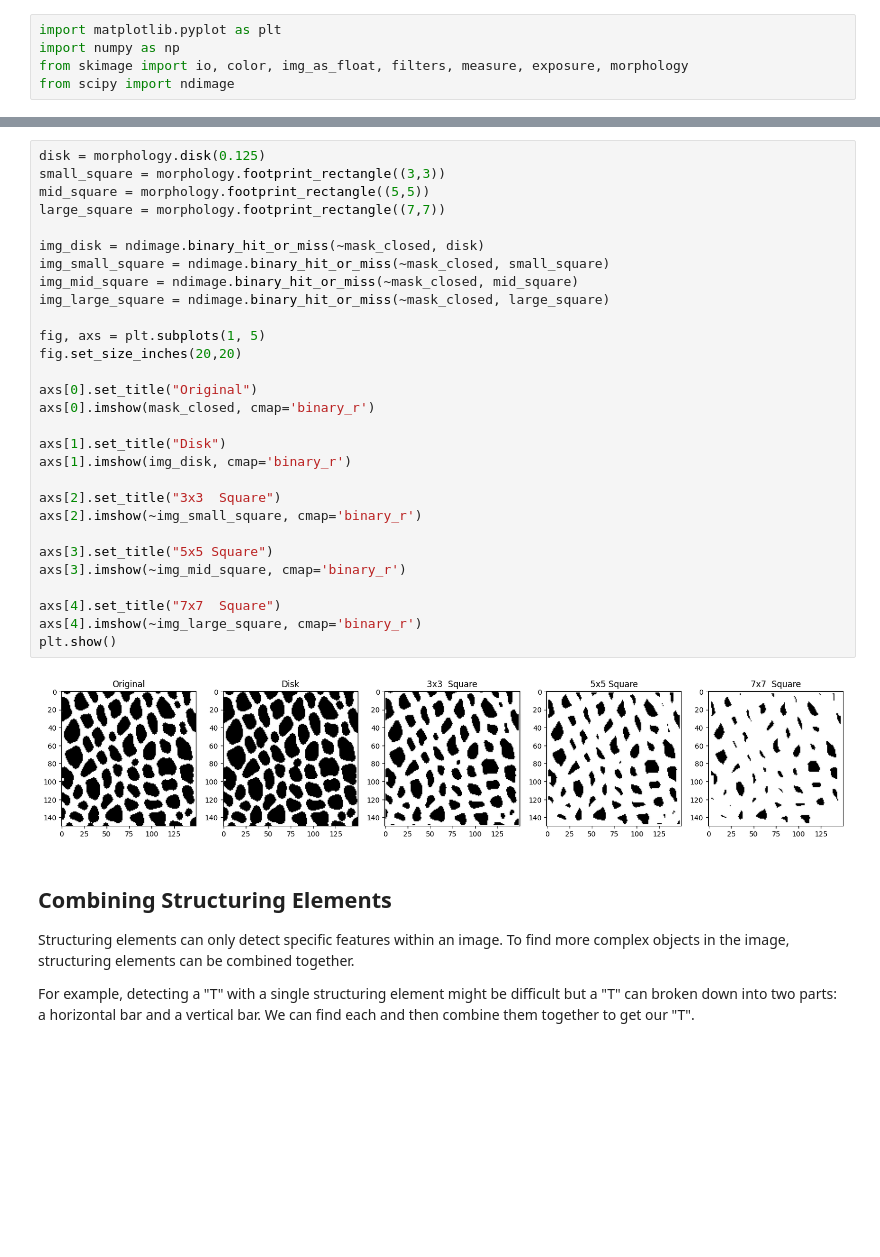
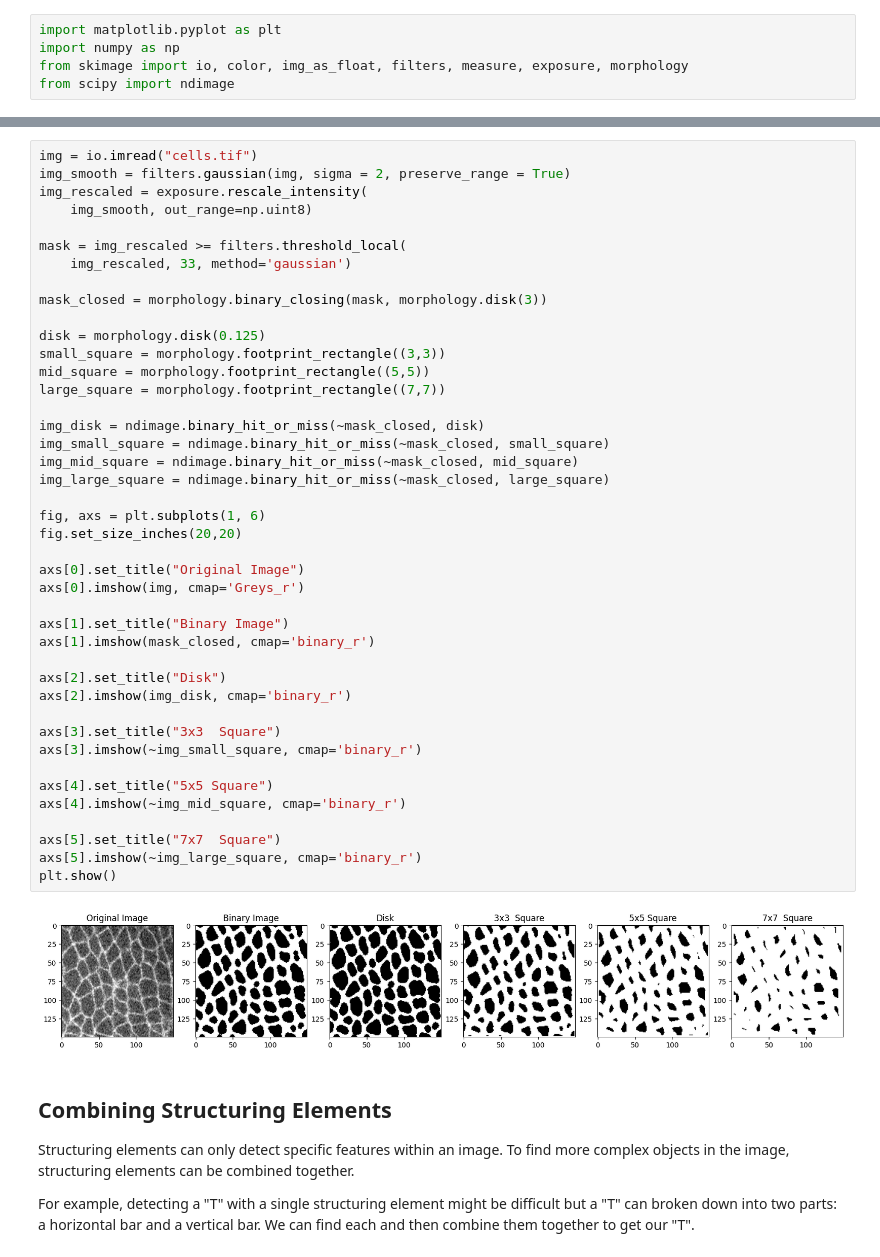
Before and after one commit to zionnpark/BME1462-group-project, a Jupyter notebook: presentation/morphological_processing_ii_solutions.ipynb, the cells around one changed output, grey strips where cells are left out. Drawn from its saved outputs; the diff is of its cells as text; blank space fills up the shorter version.

Commit message:
added HMT for the red blood cells

```diff
--- a/presentation/morphological_processing_ii_solutions.ipynb
+++ b/presentation/morphological_processing_ii_solutions.ipynb
@@ -197,34 +180,47 @@ plt.show()
 # %%
+img = io.imread("cells.tif")
+img_smooth = filters.gaussian(img, sigma = 2, preserve_range = True)
+img_rescaled = exposure.rescale_intensity(
+    img_smooth, out_range=np.uint8)
+
+mask = img_rescaled >= filters.threshold_local(
+    img_rescaled, 33, method='gaussian')
+
+mask_closed = morphology.binary_closing(mask, morphology.disk(3))
+
 disk = morphology.disk(0.125)
 small_square = morphology.footprint_rectangle((3,3))
 mid_square = morphology.footprint_rectangle((5,5))
 large_square = morphology.footprint_rectangle((7,7))
 
 img_disk = ndimage.binary_hit_or_miss(~mask_closed, disk)
 img_small_square = ndimage.binary_hit_or_miss(~mask_closed, small_square)
 img_mid_square = ndimage.binary_hit_or_miss(~mask_closed, mid_square)
 img_large_square = ndimage.binary_hit_or_miss(~mask_closed, large_square)
 
-fig, axs = plt.subplots(1, 5)
+fig, axs = plt.subplots(1, 6)
 fig.set_size_inches(20,20)
 
-axs[0].set_title("Original")
-axs[0].imshow(mask_closed, cmap='binary_r')
+axs[0].set_title("Original Image")
+axs[0].imshow(img, cmap='Greys_r')
 
-axs[1].set_title("Disk")
-axs[1].imshow(img_disk, cmap='binary_r')
+axs[1].set_title("Binary Image")
+axs[1].imshow(mask_closed, cmap='binary_r')
 
-axs[2].set_title("3x3  Square")
-axs[2].imshow(~img_small_square, cmap='binary_r')
+axs[2].set_title("Disk")
+axs[2].imshow(img_disk, cmap='binary_r')
 
-axs[3].set_title("5x5 Square")
-axs[3].imshow(~img_mid_square, cmap='binary_r')
+axs[3].set_title("3x3  Square")
+axs[3].imshow(~img_small_square, cmap='binary_r')
 
-axs[4].set_title("7x7  Square")
-axs[4].imshow(~img_large_square, cmap='binary_r')
+axs[4].set_title("5x5 Square")
+axs[4].imshow(~img_mid_square, cmap='binary_r')
+
+axs[5].set_title("7x7  Square")
+axs[5].imshow(~img_large_square, cmap='binary_r')
 plt.show()
 # %% [output]
-[figure, old version]
+[figure, new version]
 # %% [markdown]
 ## Combining Structuring Elements
 
```
Also changed, not shown: parts of 5 cells of this notebook, 1 other file.
